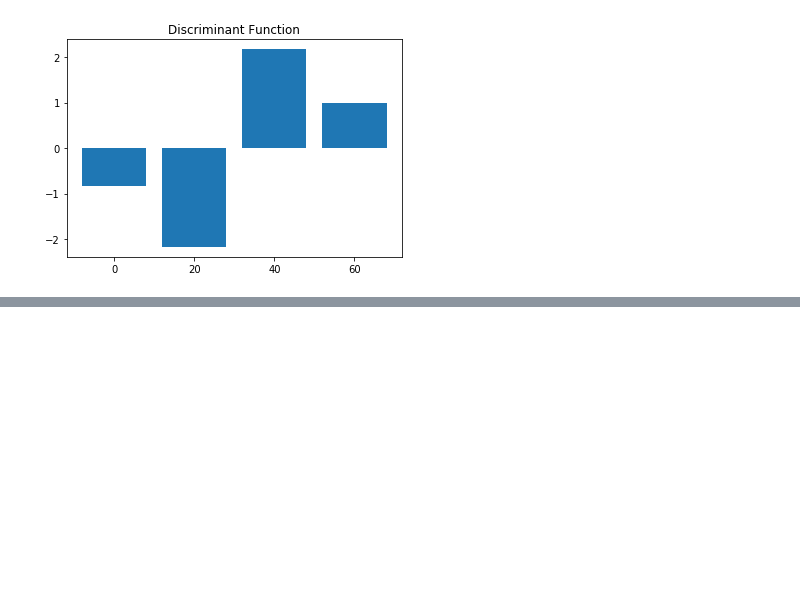
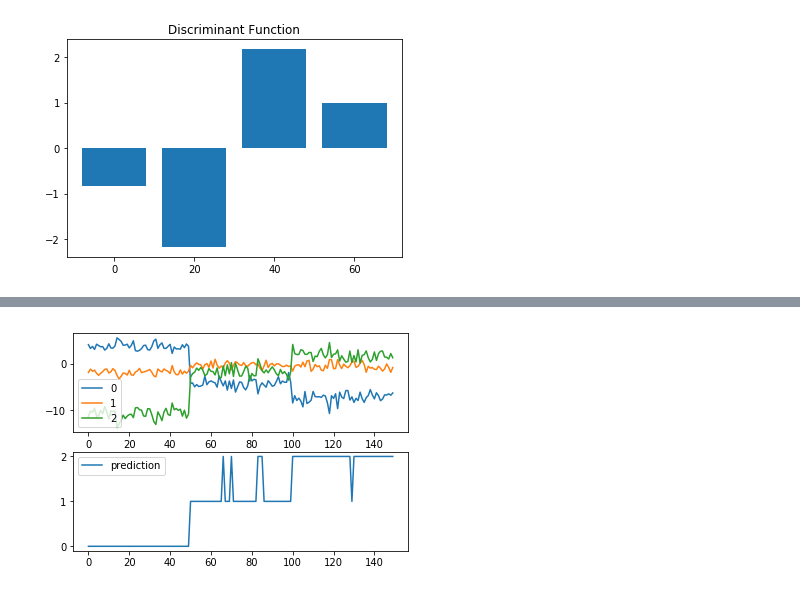
Before and after one commit to baegwangbin/TIL, a Jupyter notebook: Classification/3_Introduction.ipynb, the cells around one changed output, grey strips where cells are left out. Drawn from its saved outputs; the diff is of its cells as text; code cells hidden in the pictures; blank space fills up the shorter version.

```diff
--- a/Classification/3_Introduction.ipynb
+++ b/Classification/3_Introduction.ipynb
@@ -287,0 +311,17 @@ plt.show()
+# %%
+from sklearn.multiclass import OneVsRestClassifier, OneVsOneClassifier
+from sklearn.linear_model import LogisticRegression
+from sklearn.datasets import load_iris
+
+iris = load_iris()
+model1 = LogisticRegression().fit(iris.data, iris.target)
+model2 = OneVsRestClassifier(LogisticRegression()).fit(iris.data, iris.target)
+model3 = OneVsOneClassifier(LogisticRegression()).fit(iris.data, iris.target)
+# %%
+ax1 = plt.subplot(211)
+pd.DataFrame(model1.decision_function(iris.data)).plot(ax=ax1)
+ax2 = plt.subplot(212)
+pd.DataFrame(model1.predict(iris.data), columns=["prediction"]).plot(ax=ax2)
+plt.show()
+# %% [output]
+[figure, added]
```
Also changed, not shown: parts of 38 cells of this notebook.
